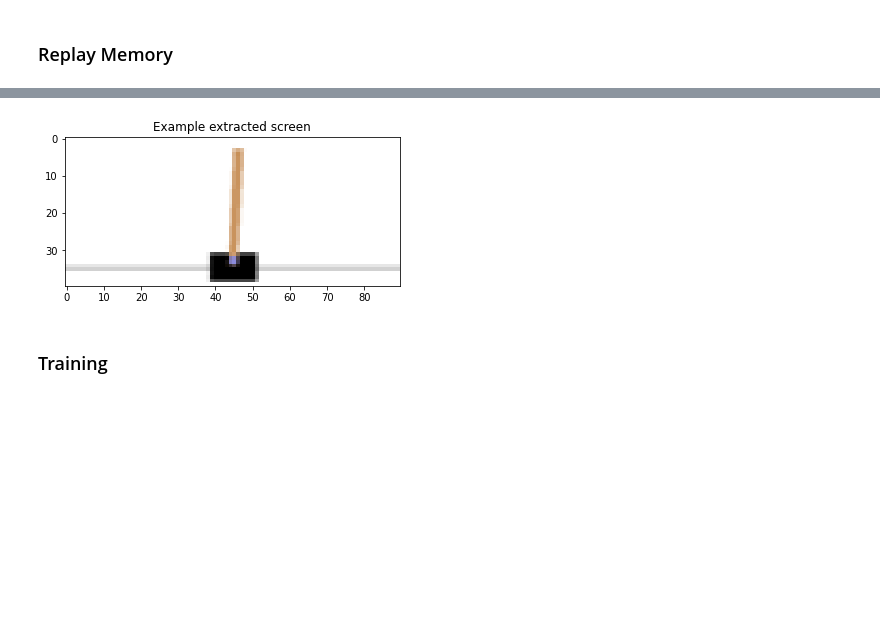
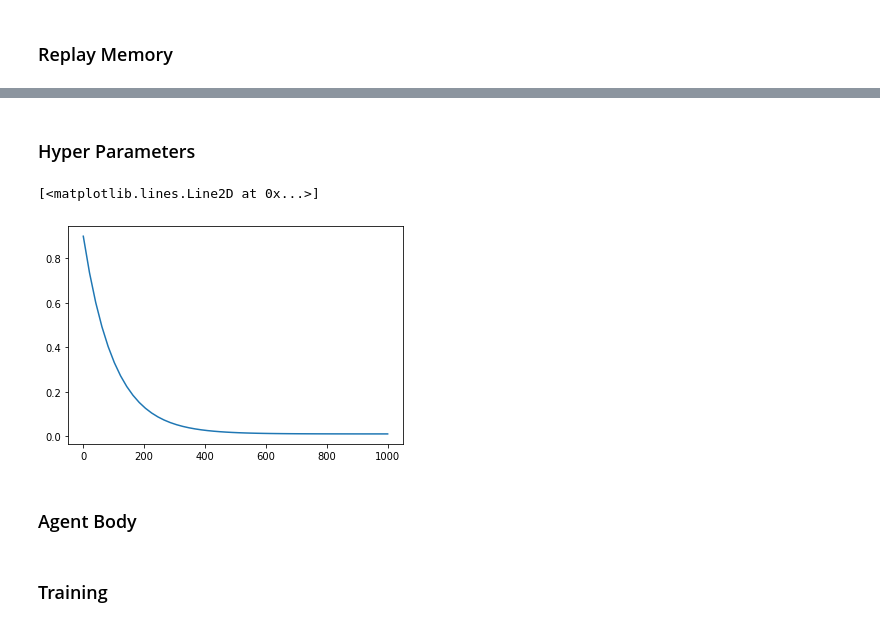
Before and after one commit to faingold/mario-deepRL, a Jupyter notebook: Mario_DeepRL.ipynb, the cells around one changed output, grey strips where cells are left out. Drawn from its saved outputs; the diff is of its cells as text; code cells hidden in the pictures; blank space fills up the shorter version.

```diff
--- a/Mario_DeepRL.ipynb
+++ b/Mario_DeepRL.ipynb
@@ -260,45 +271,0 @@ class DQN(nn.Module):
-# %%
-resize = T.Compose([T.ToPILImage(),
-                    T.Resize(40, interpolation=Image.CUBIC),
-                    T.ToTensor()])
-
-
-def get_cart_location(screen_width):
-    world_width = env.x_threshold * 2
-    scale = screen_width / world_width
-    return int(env.state[0] * scale + screen_width / 2.0)  # MIDDLE OF CART
-
-def get_screen():
-    # Returned screen requested by gym is 400x600x3, but is sometimes larger
-    # such as 800x1200x3. Transpose it into torch order (CHW).
-    screen = env.render(mode='rgb_array').transpose((2, 0, 1))
-    # Cart is in the lower half, so strip off the top and bottom of the screen
-    _, screen_height, screen_width = screen.shape
-    screen = screen[:, int(screen_height*0.4):int(screen_height * 0.8)]
-    view_width = int(screen_width * 0.6)
-    cart_location = get_cart_location(screen_width)
-    if cart_location < view_width // 2:
-        slice_range = slice(view_width)
-    elif cart_location > (screen_width - view_width // 2):
-        slice_range = slice(-view_width, None)
-    else:
-        slice_range = slice(cart_location - view_width // 2,
-                            cart_location + view_width // 2)
-    # Strip off the edges, so that we have a square image centered on a cart
-    screen = screen[:, :, slice_range]
-    # Convert to float, rescale, convert to torch tensor
-    # (this doesn't require a copy)
-    screen = np.ascontiguousarray(screen, dtype=np.float32) / 255
-    screen = torch.from_numpy(screen)
-    # Resize, and add a batch dimension (BCHW)
-    return resize(screen).unsqueeze(0).to(device)
-
-
-env.reset()
-plt.figure()
-plt.imshow(get_screen().cpu().squeeze(0).permute(1, 2, 0).numpy(),
-           interpolation='none')
-plt.title('Example extracted screen')
-plt.show()
-# %% [output]
-[figure, removed]
@@ -304,0 +326,29 @@ plt.show()
+# %% [markdown]
+### Hyper Parameters
+# %%
+# Hyper params
+BATCH_SIZE = 128
+# Discount of future rewards
+GAMMA = 0.999
+# Epsilon greedy exploration
+EPS_START = 0.9
+EPS_END = 0.01
+EPS_DECAY = 100 # 5000 good for 100k
+# Rate of target (frozen) model weight updates
+TARGET_UPDATE = 100
+MEMORY_SIZE = 10000
+# %%
+# Computes threshold based on the current step
+def get_epsilon_threshold(step):
+    return EPS_END + (EPS_START - EPS_END) * \
+        math.exp(-1. * step / EPS_DECAY)
+# %%
+# Show how epsion will decay
+steps = np.linspace(0, 1000)
+fig = plt.figure()
+plt.plot(steps, [get_epsilon_threshold(step) for step in steps])
+# %% [output]
+[<matplotlib.lines.Line2D at 0x...>]
+[figure, added]
+# %% [markdown]
+### Agent Body
```
Also changed, not shown: parts of 34 cells of this notebook.
